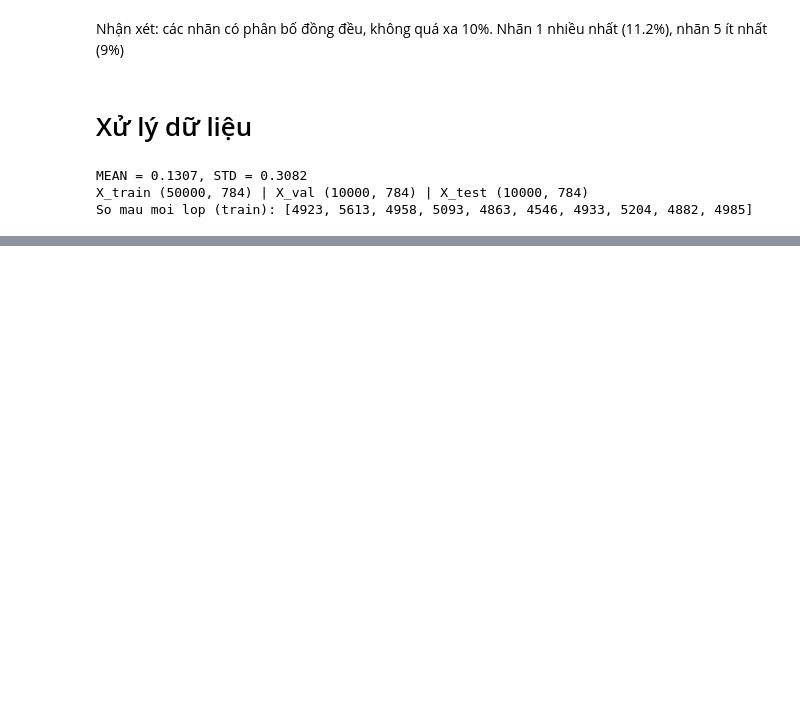
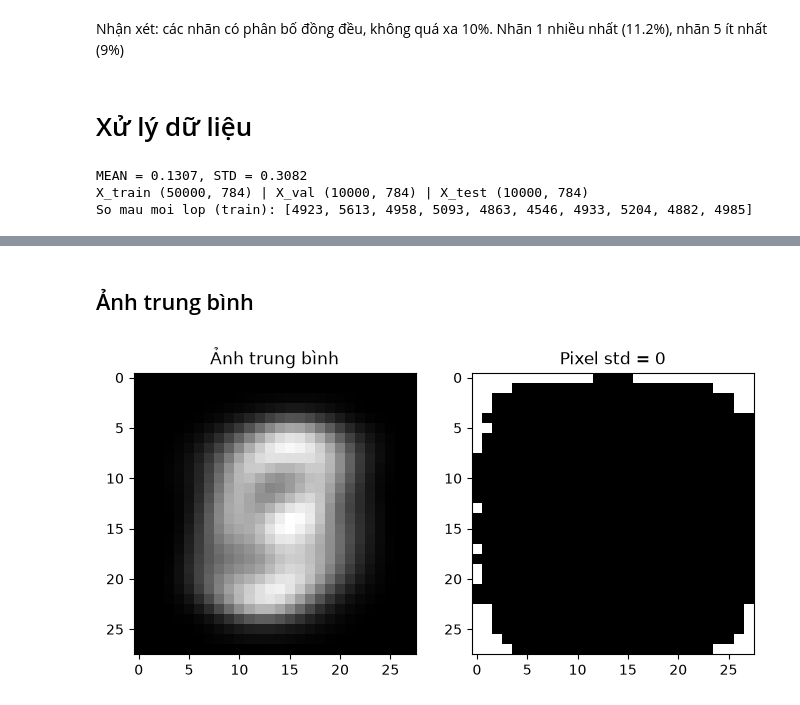
Before and after one commit to TranTrinhNhan1/WriteRHand, a Jupyter notebook: notebooks/EDA.ipynb, the cells around one changed output, grey strips where cells are left out. Saved outputs shown, nothing was run; the diff lists cells and outputs as text; code cells hidden in the pictures; blank space fills up the shorter version.

```diff
--- a/notebooks/EDA.ipynb
+++ b/notebooks/EDA.ipynb
@@ -203,0 +230,18 @@ So mau moi lop (train): [4923, 5613, 4958, 5093, 4863, 4546, 4933, 5204, 4882, 4
+# %% [markdown]
+## Ảnh trung bình
+# %%
+anh_trung_binh = X_train.mean(axis=0).reshape(28, 28)
+
+plt.figure(figsize=(8, 4))                    # tạo khung hình rộng 8, cao 4
+
+plt.subplot(1, 2, 1)                          # lưới 1 hàng 2 cột, vẽ ô thứ 1
+plt.imshow(anh_trung_binh, cmap="gray")
+plt.title("Ảnh trung bình")
+
+plt.subplot(1, 2, 2)                          # vẽ ô thứ 2
+plt.imshow(mask_anh, cmap="gray")
+plt.title("Pixel std = 0")
+
+plt.show()
+# %% [output]
+[figure, added]
```
Also changed, not shown: parts of 3 cells of this notebook, 1 other file.
